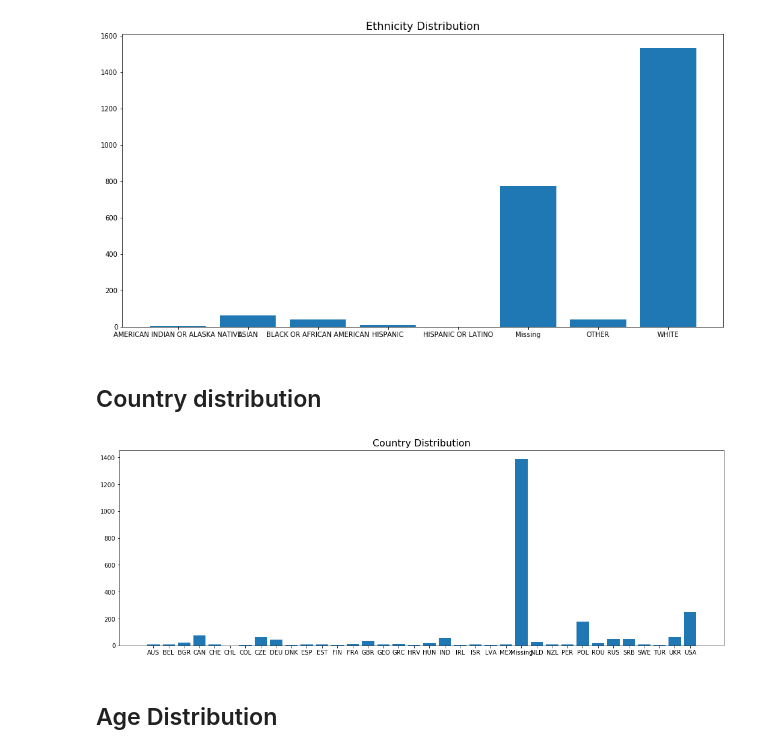
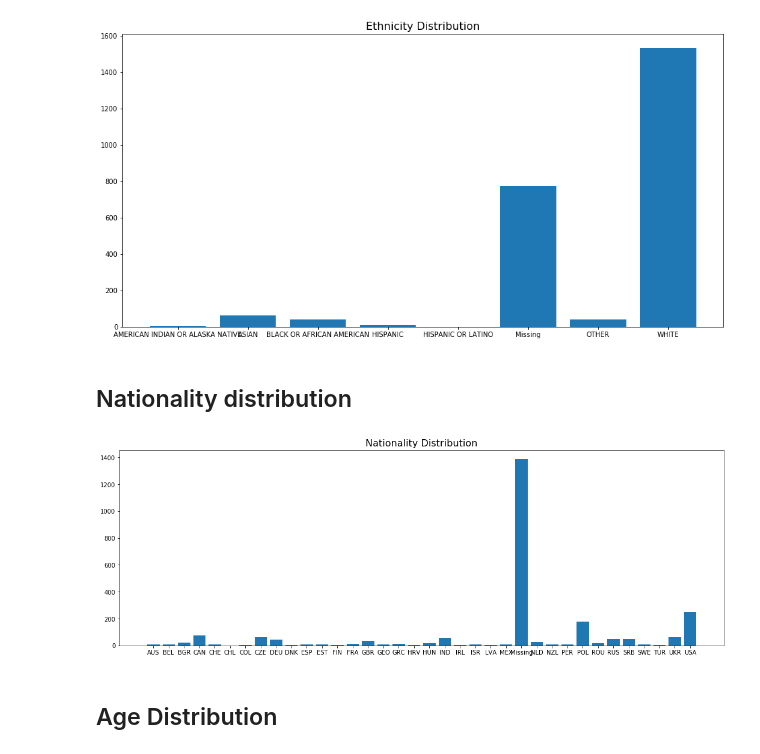
Before and after one commit to alan-turing-institute/learningmachines, a Jupyter notebook: MS_example/visualisation.ipynb, the cells around one changed output. Drawn from its saved outputs; the diff is of its cells as text; code cells hidden in the pictures.

```diff
--- a/MS_example/visualisation.ipynb
+++ b/MS_example/visualisation.ipynb
@@ -55,17 +47,17 @@ plt.show()
 # %% [output]
 [figure]
 # %% [markdown]
-## Country distribution
+## Nationality distribution
 # %%
 all_country = np.array(db.session.query(DM.country).all())
 all_country[all_country == None] = 'Missing'
 keys, counts = np.unique(all_country, return_counts=True)
 plt.figure(figsize = (18,6))
 plt.bar(keys,counts)
-plt.title("Country Distribution",fontsize=16)
+plt.title("Nationality Distribution",fontsize=16)
 plt.show()
 # %% [output]
-[figure, old version]
+[figure, new version]
 # %% [markdown]
 ## Age Distribution
 # %%
```
Also changed, not shown: parts of 48 cells of this notebook.
